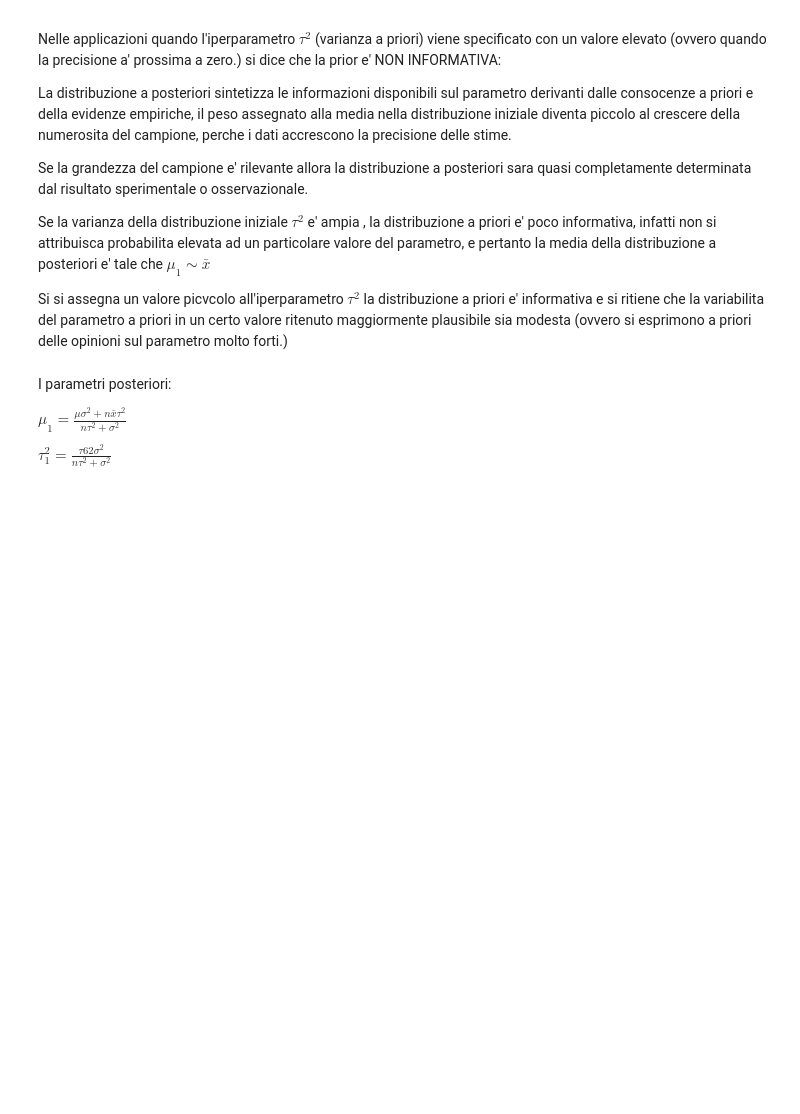
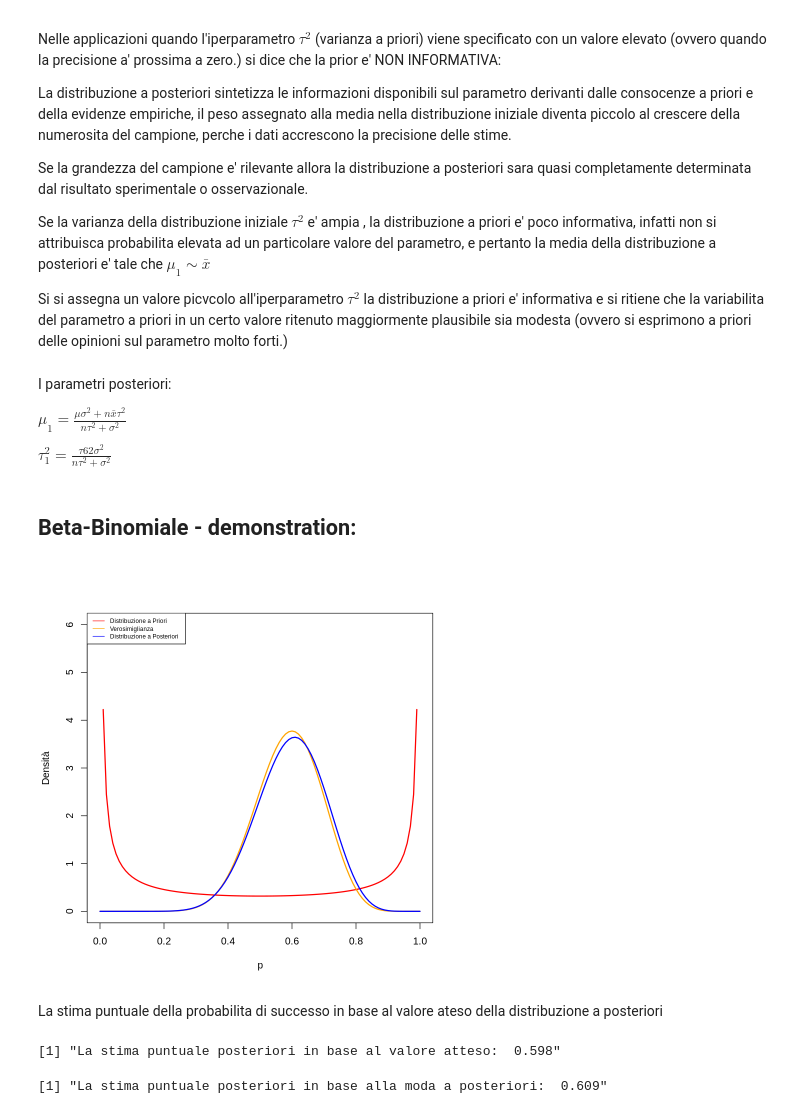
Before and after one commit to Nikolay1982Nikolaev/Bayes-Bicocca, a Jupyter notebook: L2_Familie_coniugate_Beta_Binomiale.ipynb, the cells around one changed output. Drawn from its saved outputs; the diff is of its cells as text; code cells hidden in the pictures; blank space fills up the shorter version.

```diff
--- a/L2_Familie_coniugate_Beta_Binomiale.ipynb
+++ b/L2_Familie_coniugate_Beta_Binomiale.ipynb
@@ -173,3 +173,56 @@ I parametri posteriori:
 $\mu_1 = \frac{\mu \sigma^2 + n\bar{x}\tau^2}{n\tau^2 + \sigma^2}$
 
 $\tau_1^2 = \frac{\tau62\sigma^2}{n\tau^2+ \sigma^2}$
+# %% [markdown]
+## Beta-Binomiale - demonstration:
+# %%
+beta_binom_plot <- function(a, b, n, k, ylim, ...) {
+    # Distribuzione a priori
+    curve(dbeta(x, a, b),
+    ylim = ylim,
+    xlab = "p",
+    ylab = "Densità",
+    main = "",
+    lwd = 2,
+    col = "red")
+
+    # Verosimiglianza
+    curve(dbeta(x, k+1, n-k+1),
+    lwd = 2,
+    col = "orange",
+    add = TRUE)
+
+    # Distribuzione a posteriori
+    curve(dbeta(x, a+k, b+n-k),
+    lwd = 2,
+    col = "blue",
+    add = TRUE)
+
+    legend("topleft",
+    c("Distribuzione a Priori",
+      "Verosimiglianza",
+      "Distribuzione a Posteriori"),
+      lty = c(1, 1, 1),
+      lwd = c(1, 1, 1), cex = 0.6,
+      col = c("red", "orange", "blue"))
+}
+# %%
+n <- 20
+k <- 12
+a <- 0.2
+b <- 0.2
+
+beta_binom_plot(a, b , n, k, ylim= c(0, 6))
+# %% [output]
+[figure, added]
+# %% [markdown]
+La stima puntuale della probabilita di successo in base al valore ateso della distribuzione a posteriori
+# %%
+print(paste("La stima puntuale posteriori in base al valore atteso a posteriori: ", round((a+k)/(a+b+n), 3)))
+# %% [output]
+[1] "La stima puntuale posteriori in base al valore atteso:  0.598"
+# %%
+print(paste("La stima puntuale posteriori in base alla moda a posteriori: ",
+round((k + a - 1)/(n + a + b - 2), 3)))
+# %% [output]
+[1] "La stima puntuale posteriori in base alla moda a posteriori:  0.609"
```
Also changed, not shown: parts of 42 cells of this notebook.
